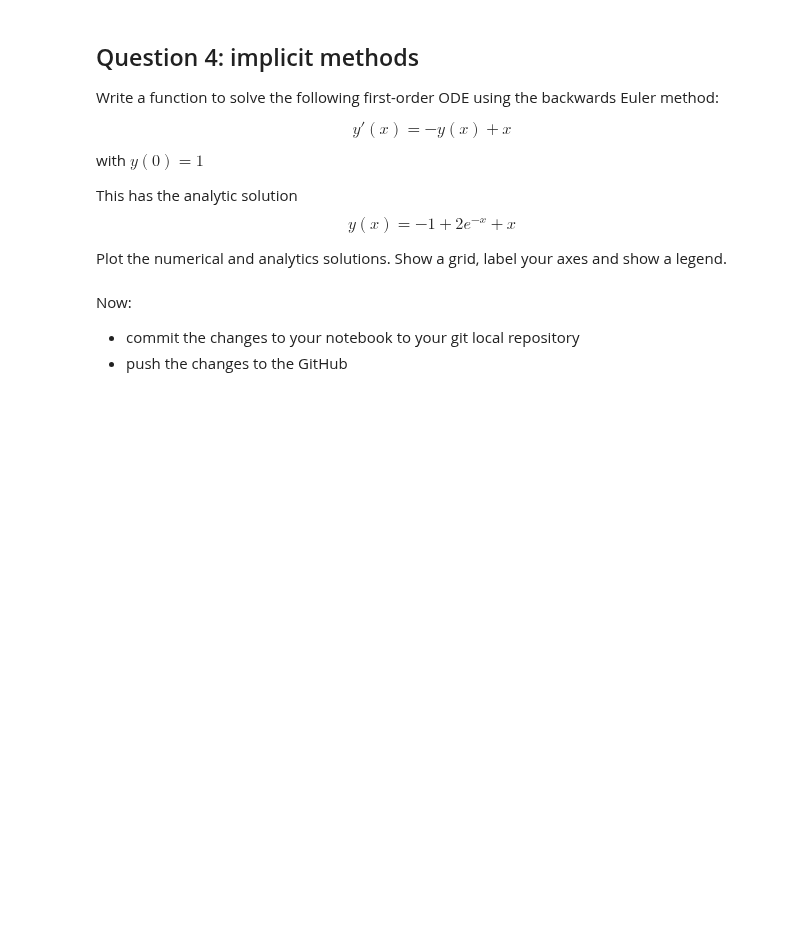
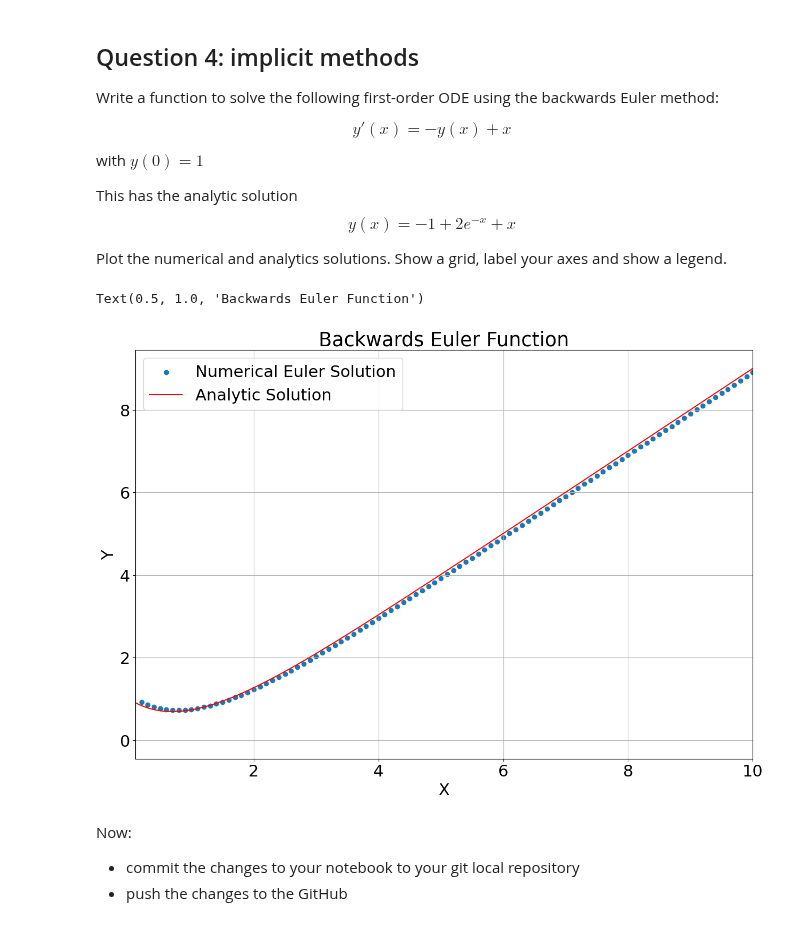
Before and after one commit to NiallCarbery/Computational_Science, a Jupyter notebook: Assignment3/Assignment-3.ipynb, the cells around one changed output. Cells and saved outputs as stored; diff of their text form; code cells hidden in the pictures; blank space fills up the shorter version.

```diff
--- a/Assignment3/Assignment-3.ipynb
+++ b/Assignment3/Assignment-3.ipynb
@@ -303,6 +310,42 @@ $$
 $$
 
 Plot the numerical and analytics solutions. Show a grid, label your axes and show a legend.
+# %%
+def EulerStep(f, dx, xi, yi):
+    return yi + dx*f(xi, yi)
+
+def BackwardEuler(dx, xi, yi, imax):
+    steps = np.zeros((imax + 1, 2))
+    steps[0,0] = xi
+    steps[0,1] = yi
+    for i in range(imax):
+        #Specific to Implicit ODE
+        yi = (yi + dx*(xi))/(1+ dx)
+        xi += dx
+        steps[i, 0] = xi
+        steps[i, 1] = yi
+    if steps[0, 0] == 0 and steps[0, 1] == 0:
+        steps = np.delete(steps, 0, axis=0)
+    return steps
+
+
+def analytic(x):
+    return -1+2*np.exp(-x)+x
+
+awnser = BackwardEuler(0.1, 0.1, 1, 100)
+plt.scatter(awnser[:,0], awnser[:,1])
+x=np.arange(0,10,.01)
+plt.plot(x, analytic(x), color='red')
+plt.xlim(0.1,10)
+#plt.ylim(0,20)
+plt.xlabel("X")
+plt.ylabel("Y")
+plt.grid(True)
+plt.legend(['Numerical Euler Solution','Analytic Solution',])
+plt.title('Backwards Euler Function')
+# %% [output]
+Text(0.5, 1.0, 'Backwards Euler Function')
+[figure, added]
 # %% [markdown]
 Now:
 - commit the changes to your notebook to your git local repository
```
Also changed, not shown: parts of 7 cells of this notebook.
